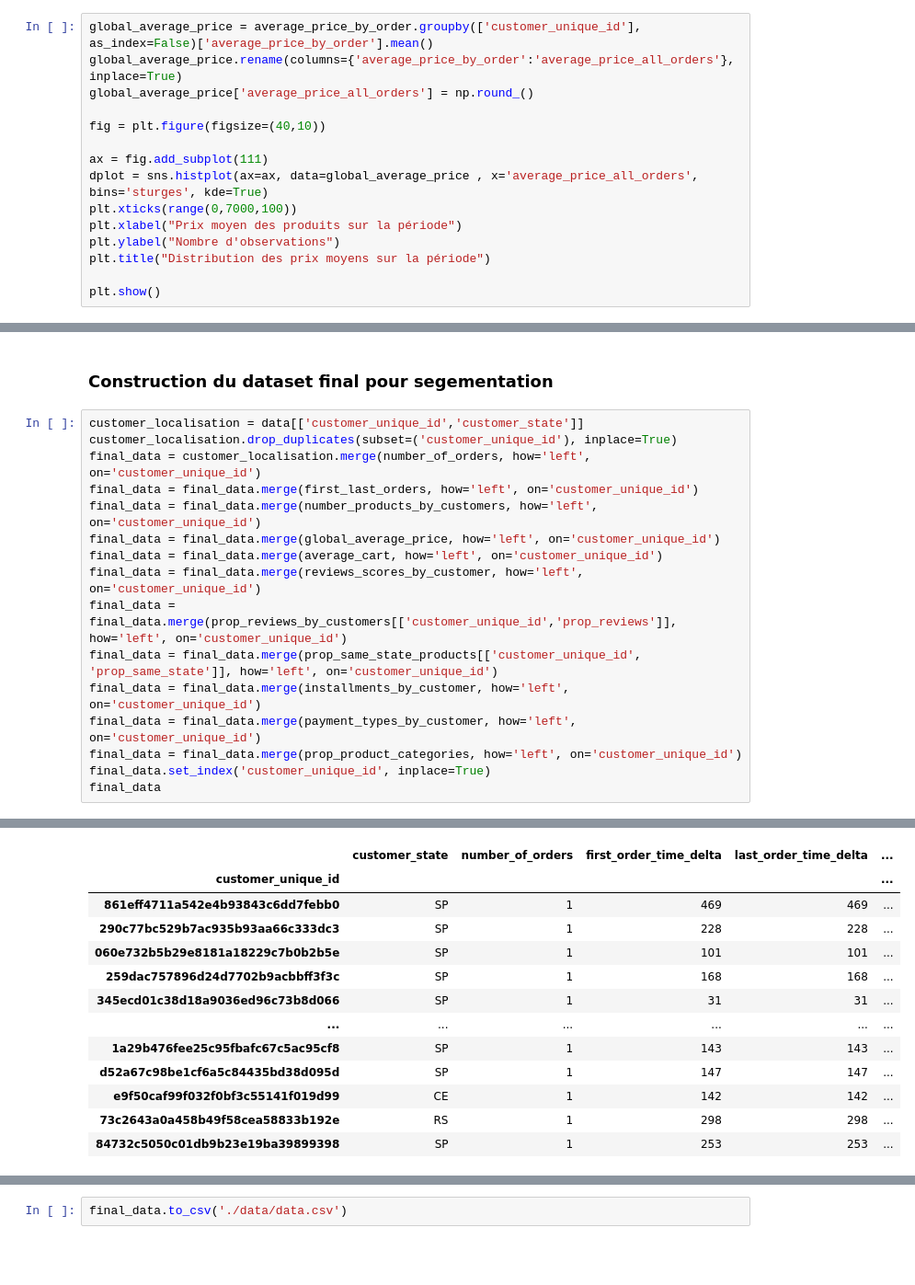
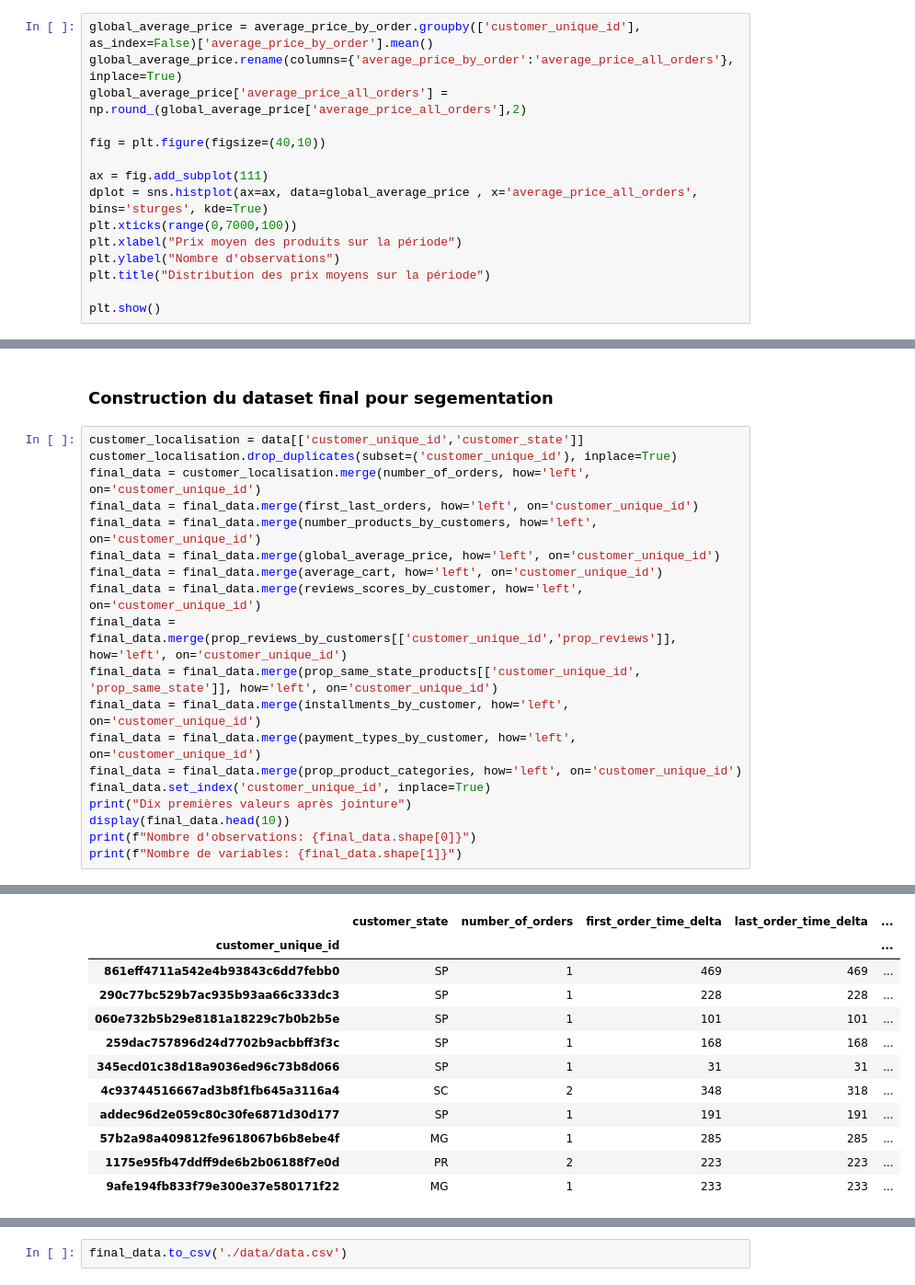
Before and after one commit to cedricsoares/openclassrooms-segmentez-des-clients-d-un-site-e-commerce, a Jupyter notebook: POLIST_01_notebookanalyse.ipynb, the cells around one changed output, grey strips where cells are left out. Shown at 92% size. Saved outputs shown, nothing was run; the diff lists cells and outputs as text; blank space fills up the shorter version.

```diff
--- a/POLIST_01_notebookanalyse.ipynb
+++ b/POLIST_01_notebookanalyse.ipynb
@@ -786,7 +786,7 @@ On constate un coude sur le prix moyen par commande un peu avant les 300 Reals.
 # %%
 global_average_price = average_price_by_order.groupby(['customer_unique_id'], as_index=False)['average_price_by_order'].mean()
 global_average_price.rename(columns={'average_price_by_order':'average_price_all_orders'}, inplace=True)
-global_average_price['average_price_all_orders'] = np.round_()
+global_average_price['average_price_all_orders'] = np.round_(global_average_price['average_price_all_orders'],2)
 
 fig = plt.figure(figsize=(40,10))
 
@@ -1043,7 +1043,10 @@ final_data = final_data.merge(installments_by_customer, how='left', on='customer
 final_data = final_data.merge(payment_types_by_customer, how='left', on='customer_unique_id')
 final_data = final_data.merge(prop_product_categories, how='left', on='customer_unique_id')
 final_data.set_index('customer_unique_id', inplace=True)
-final_data
+print("Dix premières valeurs après jointure")
+display(final_data.head(10))
+print(f"Nombre d'observations: {final_data.shape[0]}")
+print(f"Nombre de variables: {final_data.shape[1]}")
 # %% [output]
 A value is trying to be set on a copy of a slice from a DataFrame
 
@@ -1052,13 +1056,12 @@ See the caveats in the documentation: https://pandas.pydata.org/pandas-docs/stab
 |  | customer_state | number_of_orders | first_order_time_delta | last_order_time_delta | ... |
 | customer_unique_id |  |  |  |  | ... |
 | 861eff4711a542e4b93843c6dd7febb0 | SP | 1 | 469 | 469 | ... |
 | 290c77bc529b7ac935b93aa66c333dc3 | SP | 1 | 228 | 228 | ... |
 | 060e732b5b29e8181a18229c7b0b2b5e | SP | 1 | 101 | 101 | ... |
 | 259dac757896d24d7702b9acbbff3f3c | SP | 1 | 168 | 168 | ... |
 | 345ecd01c38d18a9036ed96c73b8d066 | SP | 1 | 31 | 31 | ... |
-| ... | ... | ... | ... | ... | ... |
-| 1a29b476fee25c95fbafc67c5ac95cf8 | SP | 1 | 143 | 143 | ... |
-| d52a67c98be1cf6a5c84435bd38d095d | SP | 1 | 147 | 147 | ... |
-| e9f50caf99f032f0bf3c55141f019d99 | CE | 1 | 142 | 142 | ... |
-| 73c2643a0a458b49f58cea58833b192e | RS | 1 | 298 | 298 | ... |
-| 84732c5050c01db9b23e19ba39899398 | SP | 1 | 253 | 253 | ... |
+| 4c93744516667ad3b8f1fb645a3116a4 | SC | 2 | 348 | 318 | ... |
+| addec96d2e059c80c30fe6871d30d177 | SP | 1 | 191 | 191 | ... |
+| 57b2a98a409812fe9618067b6b8ebe4f | MG | 1 | 285 | 285 | ... |
+| 1175e95fb47ddff9de6b2b06188f7e0d | PR | 2 | 223 | 223 | ... |
+| 9afe194fb833f79e300e37e580171f22 | MG | 1 | 233 | 233 | ... |
```
Also changed, not shown: parts of 11 cells of this notebook.
